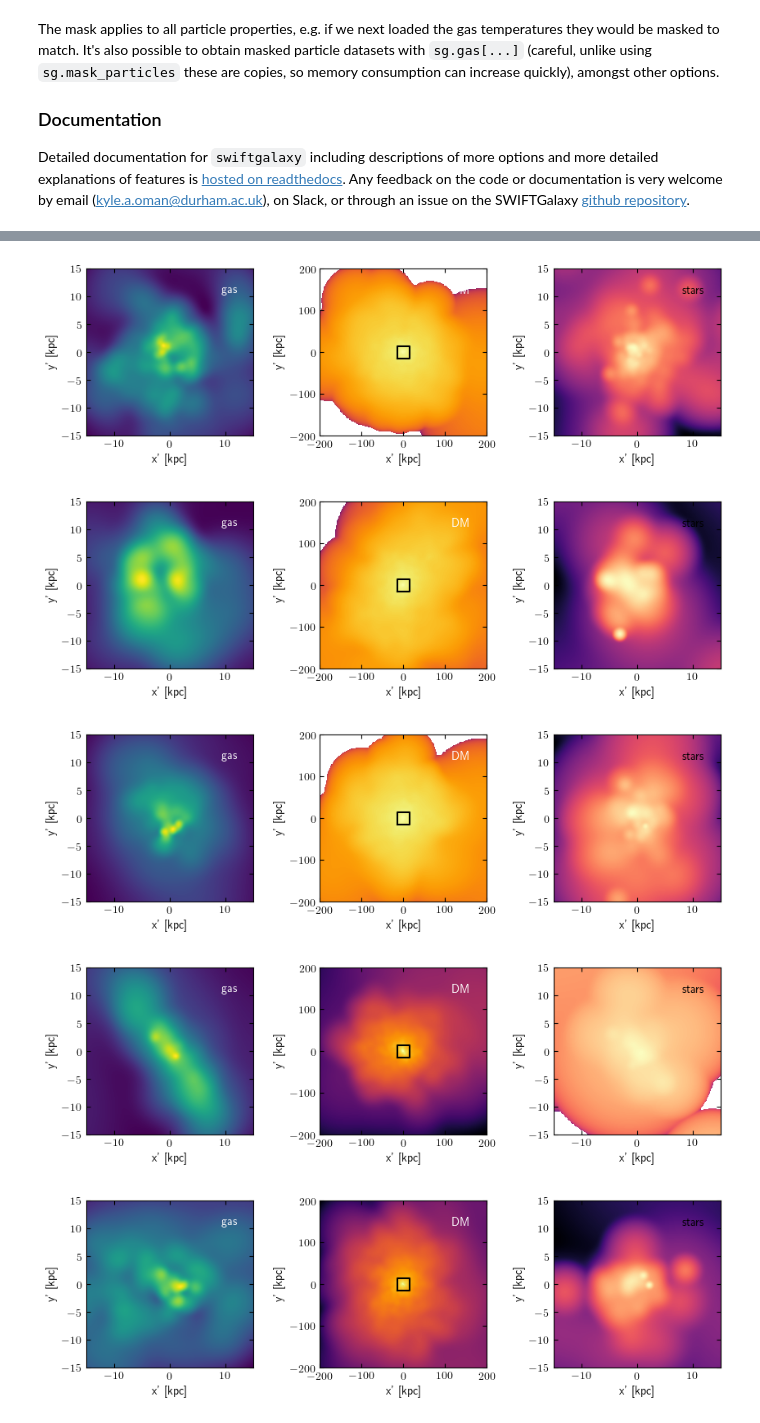
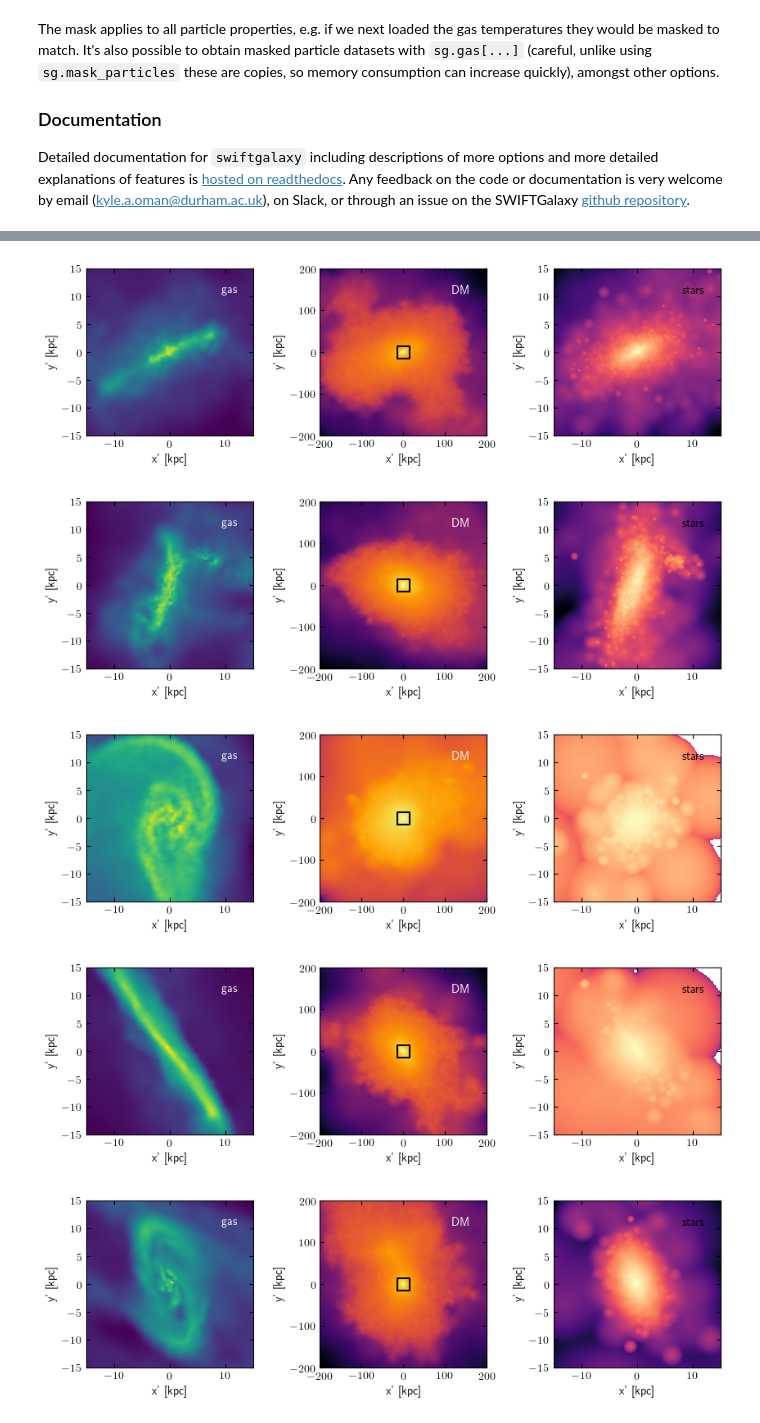
Before and after one commit to SWIFTSIM/swiftgalaxy, a Jupyter notebook: examples/SWIFTGalaxy_Colibre_QuickStart.ipynb, the cells around one changed output, grey strips where cells are left out. Saved outputs shown, nothing was run; the diff lists cells and outputs as text; code cells hidden in the pictures.

```diff
--- a/examples/SWIFTGalaxy_Colibre_QuickStart.ipynb
+++ b/examples/SWIFTGalaxy_Colibre_QuickStart.ipynb
@@ -21,11 +21,11 @@ We'll use this SOAP catalogue in this example:
 import os
 
 colibre_base_path = "/cosma8/data/dp004/colibre/Runs/"
-simulation_dir = "L0050N0376/Fiducial_test"
+simulation_dir = "L0012N0376/Fiducial_test"
 soap_catalogue_file = os.path.join(
     colibre_base_path,
     simulation_dir,
-    "SOAP/halo_properties_0127.hdf5",
+    "SOAP/halo_properties_0123.hdf5",
 )
 # %% [markdown]
 SOAP records which particles belong to each individual halo in a set of "membership" files, usually found alongside the halo catalogue in a subdirectory, in this case `membership_0123/membership_0123.X.hdf5` (where X is replaced by integers, each corresponding to one part of the "raw" snapshot). `swiftgalaxy` expects to find the information contained in these files directly in the (single, monolithic) simulation snapshot file. Such a snapshot file:
@@ -33,7 +33,7 @@ SOAP records which particles belong to each individual halo in a set of "members
  - It is planned that a copy be placed in the same directory as the snapshots, but at the time of writing this has not happened yet.
 # %%
 virtual_snapshot_file = os.path.join(
-    colibre_base_path, simulation_dir, "SOAP/colibre_with_SOAP_membership_0127.hdf5"
+    colibre_base_path, simulation_dir, "SOAP/colibre_with_SOAP_membership_0123.hdf5"
 )
 # %% [markdown]
 In the coming weeks files like this will become available alongside the snapshots, this notebook will be updated accordingly.
@@ -146,7 +146,7 @@ Before visualising the galaxy, we need to initialise some smoothing lengths for
 # %%
 for ptype in "gas", "dark_matter", "stars":
     getattr(sg, ptype).smoothing_length = generate_smoothing_lengths(
-        getattr(sg, ptype).coordinates + sg.centre,
+        (getattr(sg, ptype).coordinates + sg.centre) % sg.metadata.boxsize,  # modified to wrap the box
         sg.metadata.boxsize,
         kernel_gamma=1.8,
         neighbours=57,
@@ -250,17 +243,0 @@ There's a so far undiagnosed bug affecting the 12 Mpc Colibre test box, so we're
-# %%
-simulation_dir = "L0050N0376/Fiducial_test"
-soap_catalogue_file = os.path.join(
-    colibre_base_path,
-    simulation_dir,
-    "SOAP/halo_properties_0127.hdf5",
-)
-virtual_snapshot_file = os.path.join(
-    colibre_base_path, simulation_dir, "SOAP/colibre_with_SOAP_membership_0127.hdf5"
-)
-sd = SWIFTDataset(soap_catalogue_file)
-m200c = sd.spherical_overdensity_200_crit.total_mass
-candidates = np.argwhere(
-    np.logical_and(m200c > 1e11 * u.Msun, m200c < 2e11 * u.Msun)
-).squeeze()
-candidates = candidates[:5]
-print(candidates)
@@ -289,10 +270,11 @@ for sg in SWIFTGalaxies(
         "stars.masses",
     ),
 ):
+    print(sg)
     for ptype in "gas", "dark_matter", "stars":
         try:
             getattr(sg, ptype).smoothing_length = generate_smoothing_lengths(
-                getattr(sg, ptype).coordinates + sg.centre,
+                (getattr(sg, ptype).coordinates + sg.centre) % sg.metadata.boxsize,
                 sg.metadata.boxsize,
                 kernel_gamma=1.8,
                 neighbours=57,
@@ -300,7 +282,7 @@ for sg in SWIFTGalaxies(
                 dimension=3,
             )
         except IndexError:
-            # no particles of this type?
+            # no particles of this type
             print(f"no {ptype}")
     myvis(sg, fignum=figcounter)
     figcounter += 1
@@ -308,5 +295,5 @@ for sg in SWIFTGalaxies(
-[figure, old version]
+[figure, new version]
-[figure, old version]
+[figure, new version]
-[figure, old version]
+[figure, new version]
-[figure, old version]
+[figure, new version]
-[figure, old version]
+[figure, new version]
```
Also changed, not shown: parts of 12 cells of this notebook.
